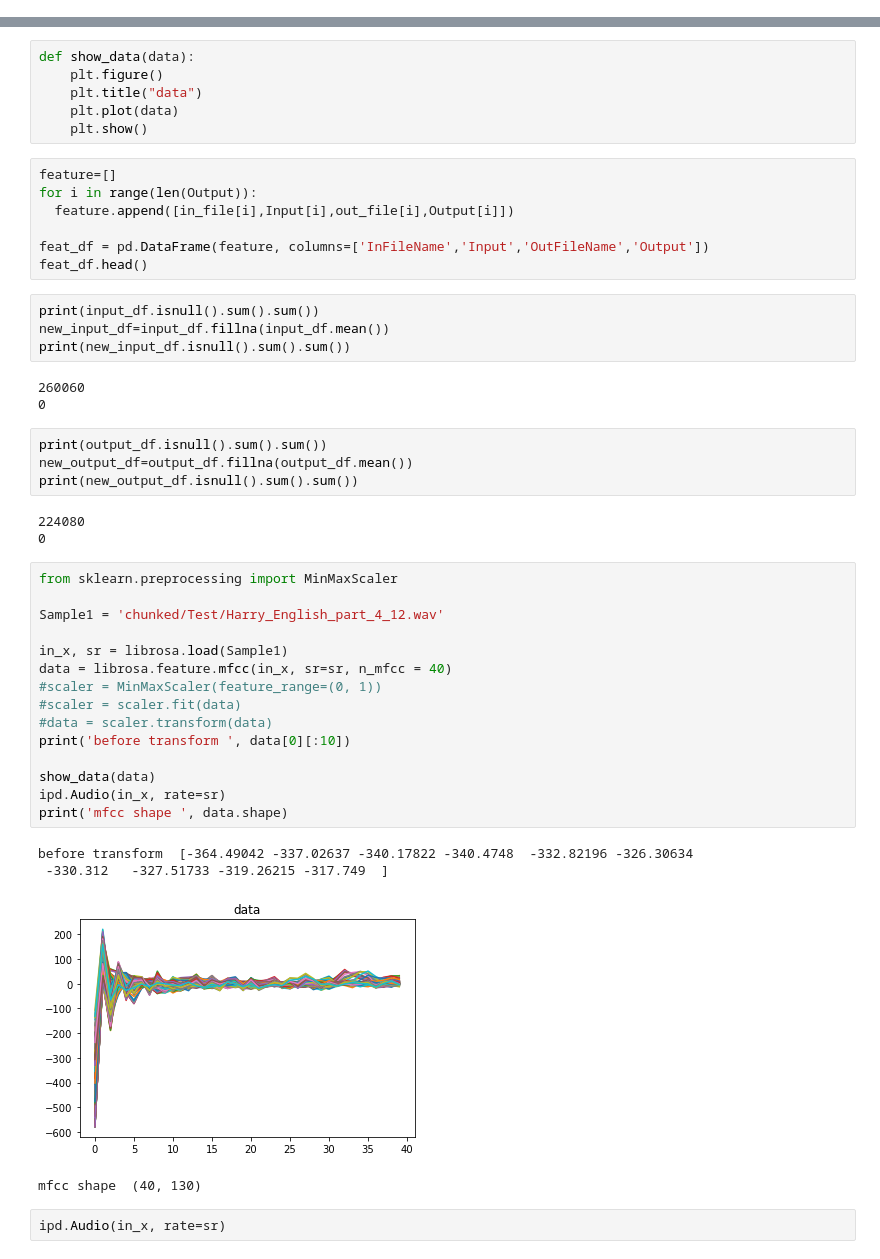
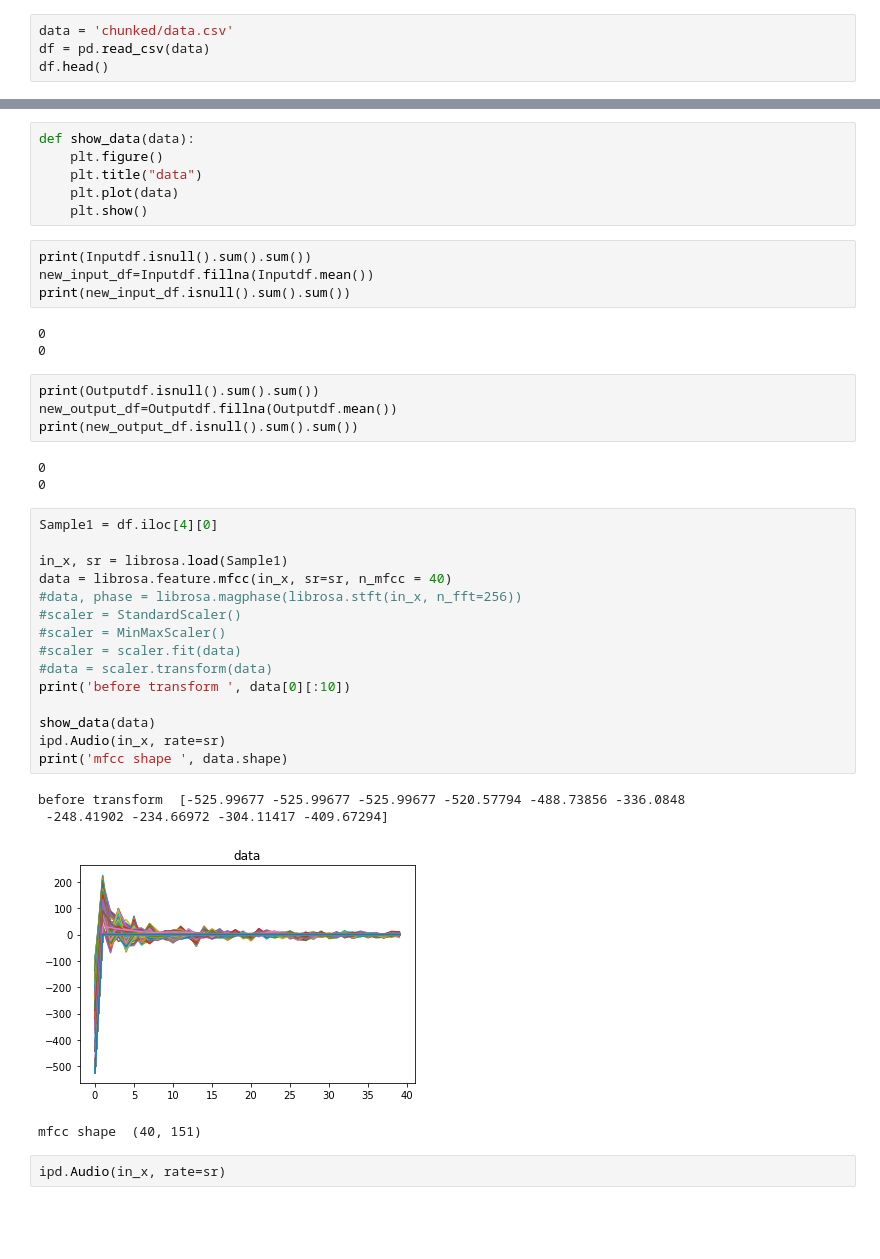
Before and after one commit to divyakumar95/Speech2Speech, a Jupyter notebook: DeepLearning_CA01.ipynb, the cells around one changed output, grey strips where cells are left out. Cells and saved outputs as stored; diff of their text form; blank space fills up the shorter version.

```diff
--- a/DeepLearning_CA01.ipynb
+++ b/DeepLearning_CA01.ipynb
@@ -54,0 +252,4 @@ from sklearn.preprocessing import MinMaxScaler
+# %%
+data = 'chunked/data.csv'
+df = pd.read_csv(data)
+df.head()
@@ -107,47 +317,40 @@ def show_data(data):
     plt.title("data")
     plt.plot(data)
     plt.show()
-# %%
-feature=[]
-for i in range(len(Output)):
-  feature.append([in_file[i],Input[i],out_file[i],Output[i]])
-
-feat_df = pd.DataFrame(feature, columns=['InFileName','Input','OutFileName','Output'])
-feat_df.head()
 # %%
-print(input_df.isnull().sum().sum())
-new_input_df=input_df.fillna(input_df.mean())
+print(Inputdf.isnull().sum().sum())
+new_input_df=Inputdf.fillna(Inputdf.mean())
 print(new_input_df.isnull().sum().sum())
 # %% [output]
-260060
 0
+0
 # %%
-print(output_df.isnull().sum().sum())
-new_output_df=output_df.fillna(output_df.mean())
+print(Outputdf.isnull().sum().sum())
+new_output_df=Outputdf.fillna(Outputdf.mean())
 print(new_output_df.isnull().sum().sum())
 # %% [output]
-224080
 0
+0
 # %%
-from sklearn.preprocessing import MinMaxScaler
-
-Sample1 = 'chunked/Test/Harry_English_part_4_12.wav'
+Sample1 = df.iloc[4][0]
 
 in_x, sr = librosa.load(Sample1)
 data = librosa.feature.mfcc(in_x, sr=sr, n_mfcc = 40)
-#scaler = MinMaxScaler(feature_range=(0, 1))
+#data, phase = librosa.magphase(librosa.stft(in_x, n_fft=256))
+#scaler = StandardScaler()
+#scaler = MinMaxScaler()
 #scaler = scaler.fit(data)
 #data = scaler.transform(data)
 print('before transform ', data[0][:10])
 
 show_data(data)
 ipd.Audio(in_x, rate=sr)
 print('mfcc shape ', data.shape)
 # %% [output]
-before transform  [-364.49042 -337.02637 -340.17822 -340.4748  -332.82196 -326.30634
- -330.312   -327.51733 -319.26215 -317.749  ]
+before transform  [-525.99677 -525.99677 -525.99677 -520.57794 -488.73856 -336.0848
+ -248.41902 -234.66972 -304.11417 -409.67294]
-[figure, old version]
+[figure, new version]
-mfcc shape  (40, 130)
+mfcc shape  (40, 151)
 # %%
 ipd.Audio(in_x, rate=sr)
 # %% [output]
```
Also changed, not shown: parts of 68 cells of this notebook, 12 other files.
